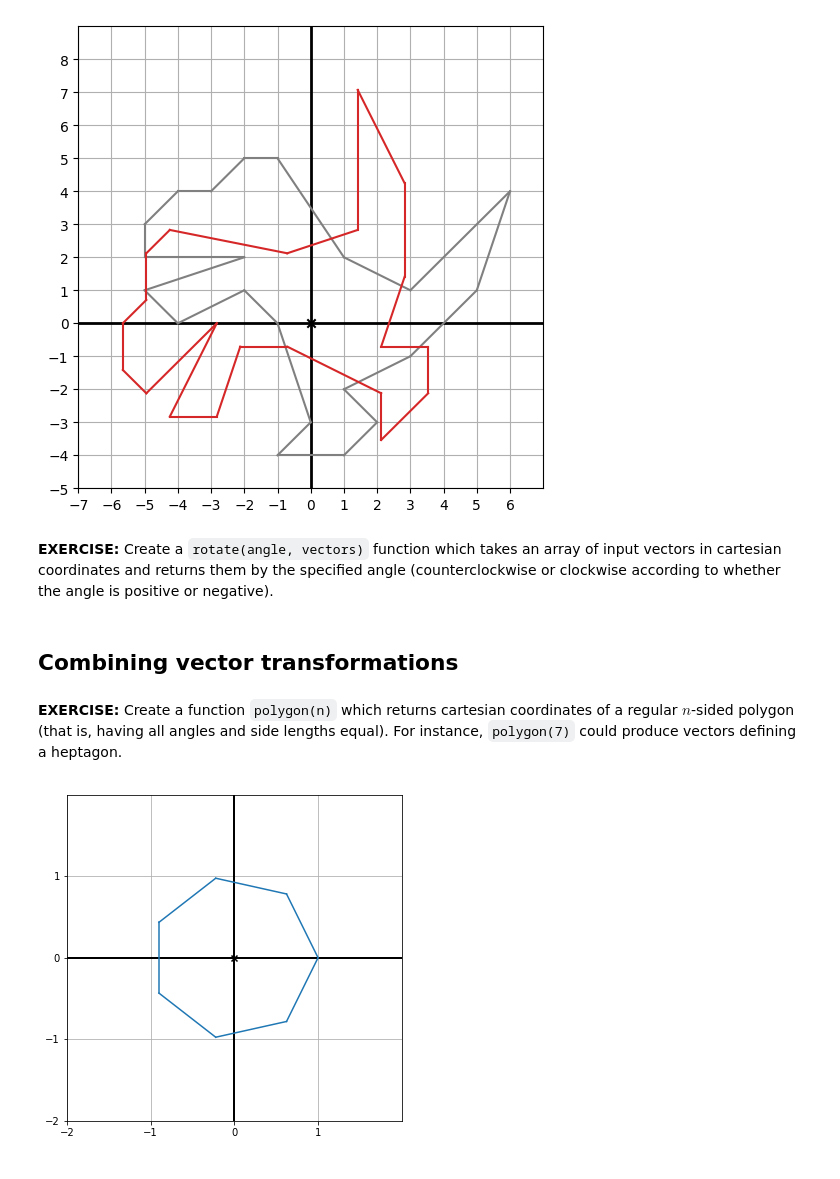
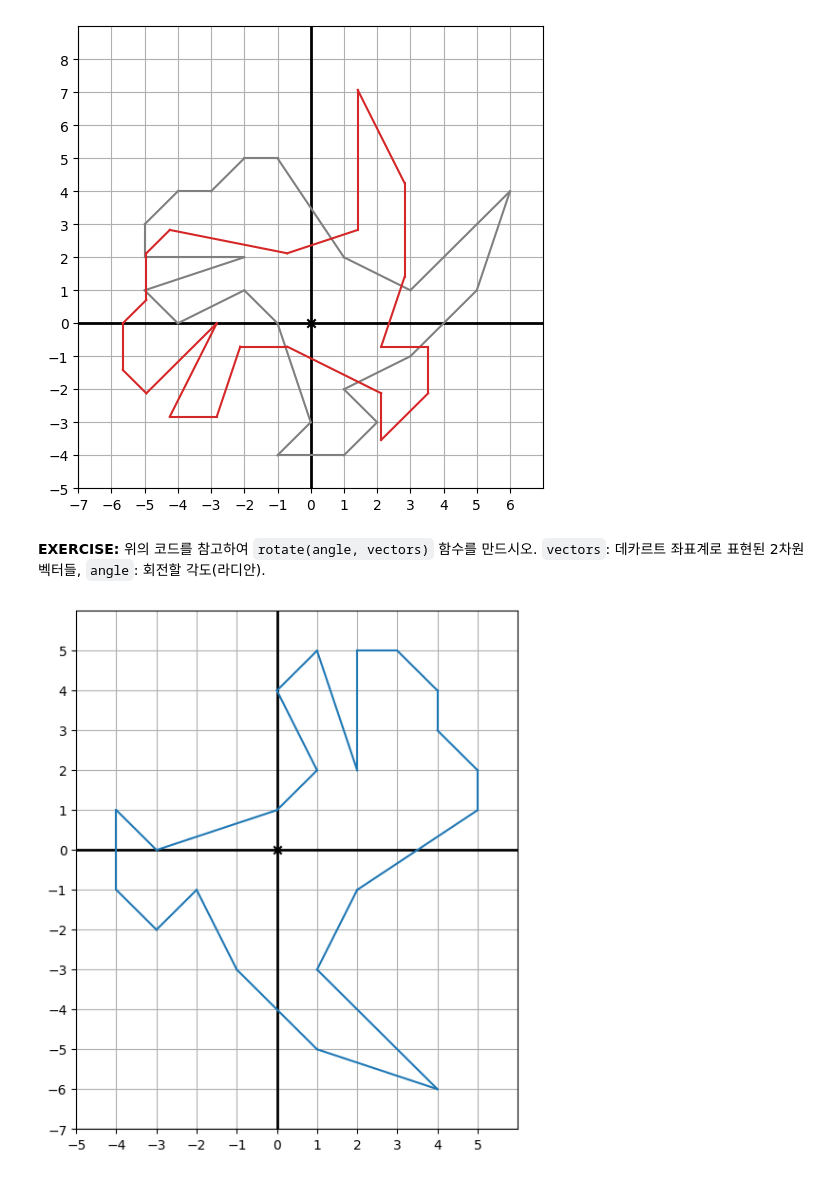
Before and after one commit to lusina0304/Algorithm2024_fall, a Jupyter notebook: 2025_spring/Ch02_2D_tri.ipynb, the cells around one changed output. Drawn from its saved outputs; the diff is of its cells as text; code cells hidden in the pictures.

````diff
--- a/2025_spring/Ch02_2D_tri.ipynb
+++ b/2025_spring/Ch02_2D_tri.ipynb
@@ -73,7 +71,7 @@ def length(v):
 # %%
 def to_polar(vector):
     x, y = vector[0], vector[1]
-    angle = ?
+    angle = atan2(y, x)
     return (length(vector), angle)
 # %%
 to_polar((1,0))
@@ -183,11 +179,15 @@ draw(
 )
 # %% [output]
 [figure]
-# %% [markdown]
-**EXERCISE:** Create a `rotate(angle, vectors)` function which takes an array of input vectors in cartesian coordinates and returns them by the specified angle (counterclockwise or clockwise according to whether the angle is positive or negative).
+# %% [markdown]
+**EXERCISE:** 위의 코드를 참고하여 `rotate(angle, vectors)` 함수를 만드시오. ```vectors```: 데카르트 좌표계로 표현된 2차원 벡터들, ```angle```: 회전할 각도(라디안).
 # %%
 def rotate(angle, vectors):
     polars = [to_polar(v) for v in vectors]
     return [to_cartesian((l, a+angle)) for l,a in polars]
+
+draw(
+    Polygon(*rotate(-pi/2, dino_vectors))
+)
+# %% [output]
+[figure, added]
-# %% [markdown]
-## Combining vector transformations
@@ -196,2 +193,0 @@ new_dino = translate((8,8), rotate(5 * pi/3, dino_vectors))
-# %% [markdown]
-**EXERCISE:** Create a function `polygon(n)` which returns cartesian coordinates of a regular $n$-sided polygon (that is, having all angles and side lengths equal).  For instance, `polygon(7)` could produce vectors defining a heptagon.
@@ -201,6 +193,0 @@ def regular_polygon(n):
-# %%
-draw(
-    Polygon(*regular_polygon(7))
-)
-# %% [output]
-[figure, removed]
````
Also changed, not shown: parts of 6 cells of this notebook.
